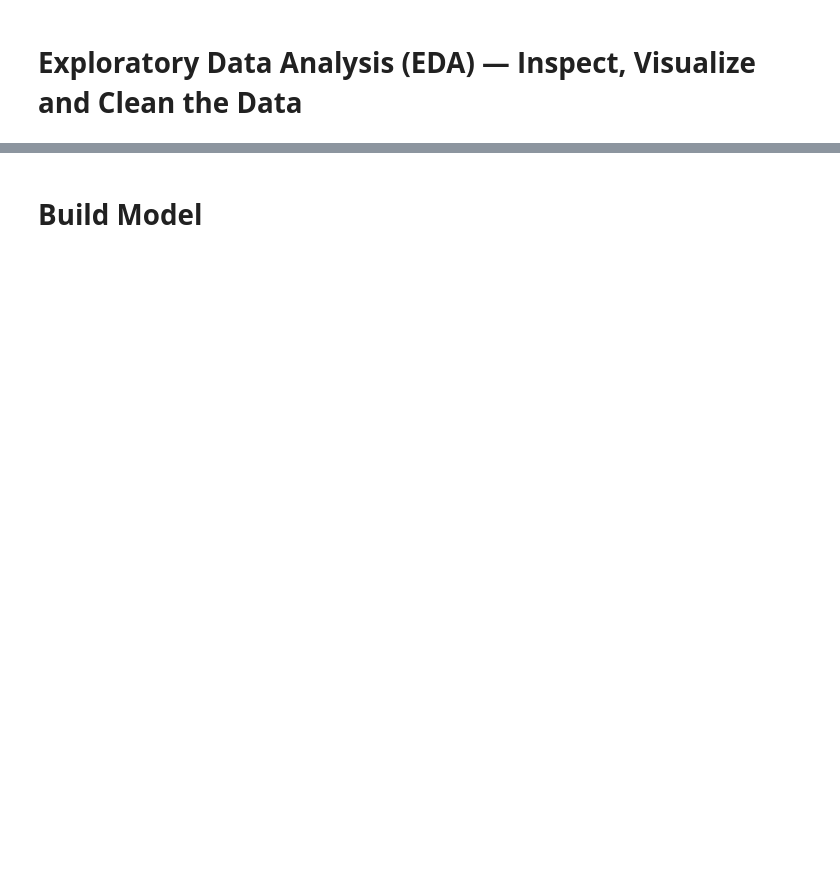
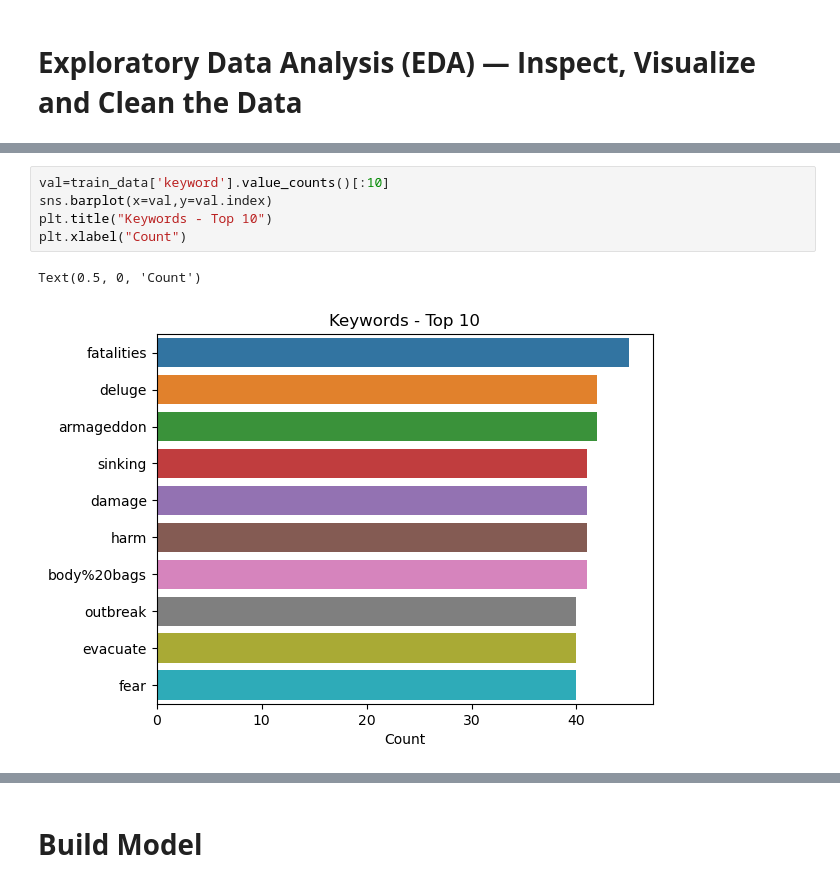
Before and after one commit to nagyszeru/DTSA-5511-NLP, a Jupyter notebook: uoc-nlp.ipynb, the cells around one changed output, grey strips where cells are left out. Saved outputs shown, nothing was run; the diff lists cells and outputs as text; blank space fills up the shorter version.

```diff
--- a/uoc-nlp.ipynb
+++ b/uoc-nlp.ipynb
@@ -55,0 +94,8 @@ train_data.groupby(['target'])['target'].count().plot(kind='bar', color = 'blue'
+# %%
+val=train_data['keyword'].value_counts()[:10]
+sns.barplot(x=val,y=val.index)
+plt.title("Keywords - Top 10")
+plt.xlabel("Count")
+# %% [output]
+Text(0.5, 0, 'Count')
+[figure, added]
```
Also changed, not shown: parts of 27 cells of this notebook.
